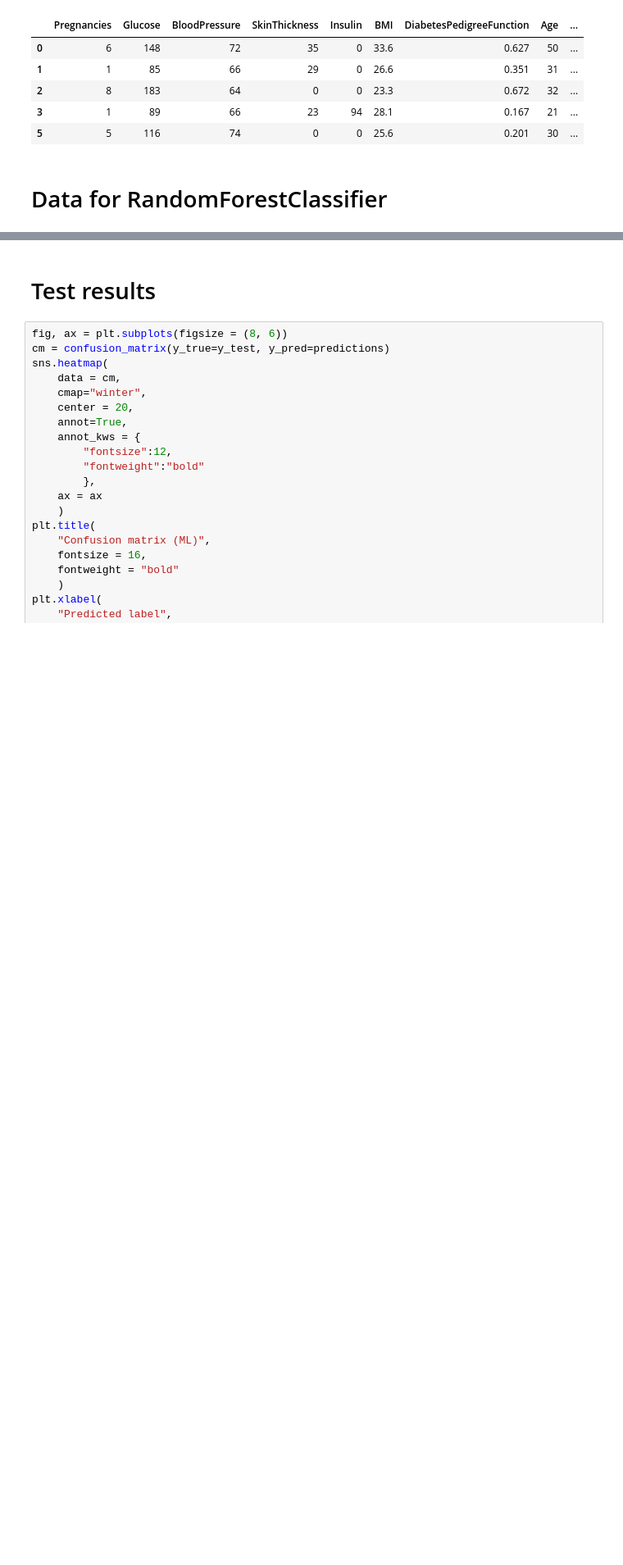
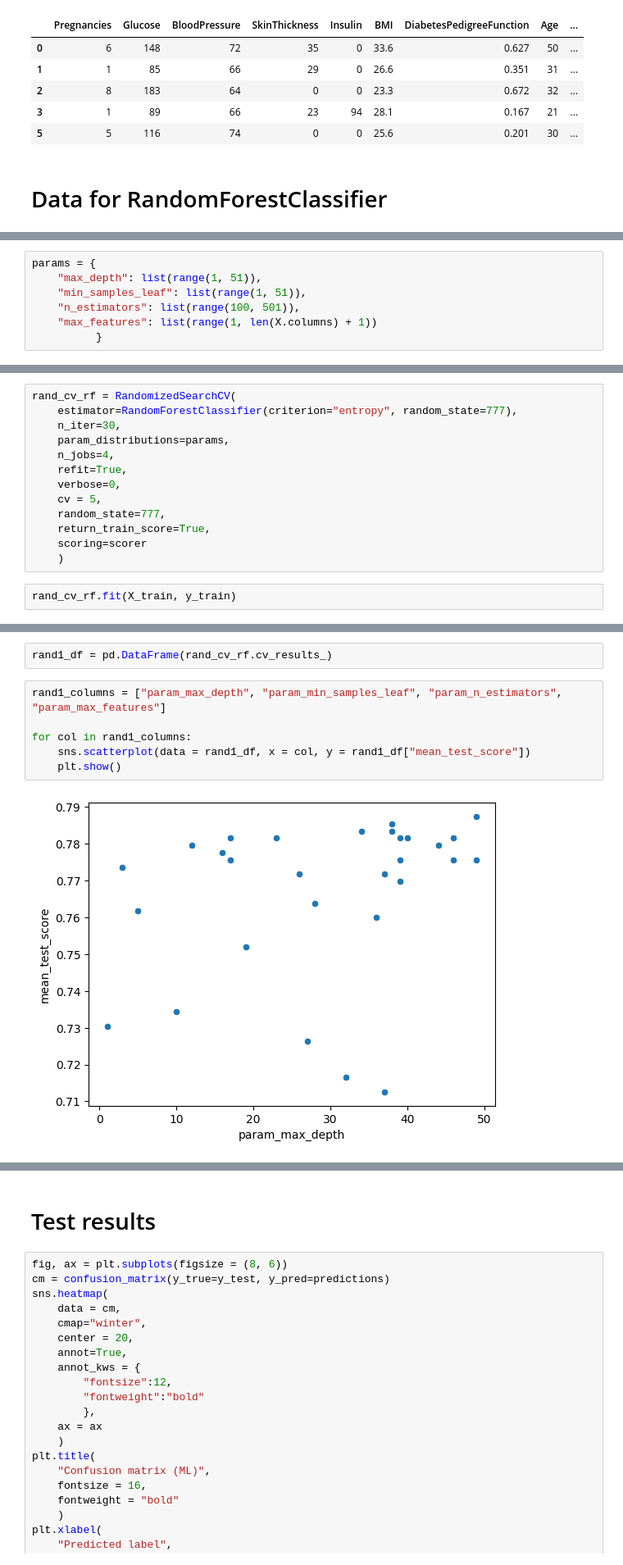
Before and after one commit to 1markmus/Diabetes-Classification, a Jupyter notebook: Machine Learning Model.ipynb, the cells around one changed output, grey strips where cells are left out. Shown at 82% size. Saved outputs shown, nothing was run; the diff lists cells and outputs as text; blank space fills up the shorter version.

Commit message:
RandomSearch + GridSearch

```diff
--- a/Machine Learning Model.ipynb
+++ b/Machine Learning Model.ipynb
@@ -78,0 +48,7 @@ predictions = rf.predict(X_test)
+# %%
+params = {
+    "max_depth": list(range(1, 51)),
+    "min_samples_leaf": list(range(1, 51)),
+    "n_estimators": list(range(100, 501)),
+    "max_features": list(range(1, len(X.columns) + 1))
+          }
@@ -78,0 +57,15 @@ predictions = rf.predict(X_test)
+# %%
+rand_cv_rf = RandomizedSearchCV(
+    estimator=RandomForestClassifier(criterion="entropy", random_state=777),
+    n_iter=30,
+    param_distributions=params,
+    n_jobs=4,
+    refit=True,
+    verbose=0,
+    cv = 5,
+    random_state=777,
+    return_train_score=True,
+    scoring=scorer
+    )
+# %%
+rand_cv_rf.fit(X_train, y_train)
@@ -78,0 +90,10 @@ predictions = rf.predict(X_test)
+# %%
+rand1_df = pd.DataFrame(rand_cv_rf.cv_results_)
+# %%
+rand1_columns = ["param_max_depth", "param_min_samples_leaf", "param_n_estimators", "param_max_features"]
+
+for col in rand1_columns:
+    sns.scatterplot(data = rand1_df, x = col, y = rand1_df["mean_test_score"])
+    plt.show()
+# %% [output]
+[figure, added]
```
Also changed, not shown: parts of 15 cells of this notebook, 3 other files.
